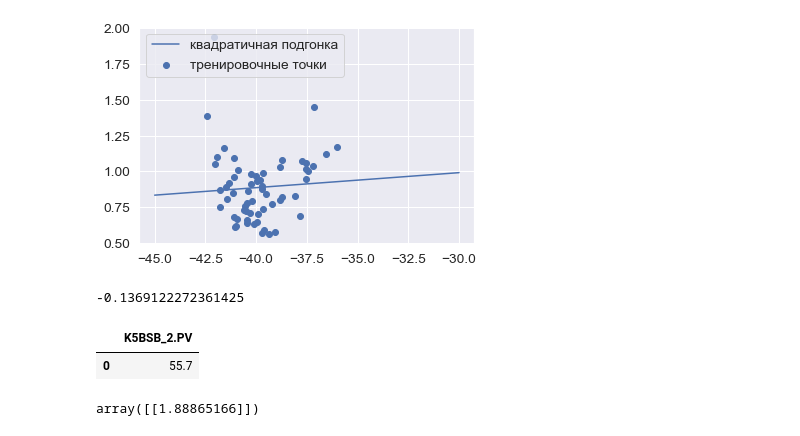
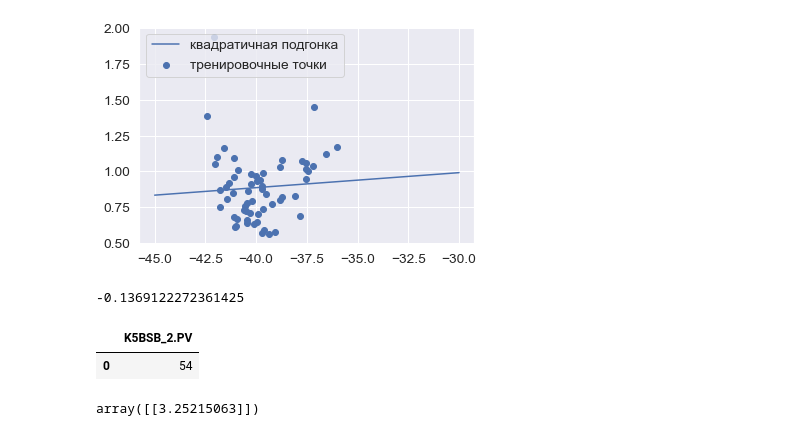
Before and after one commit to Graf35/energy-simulator, a Jupyter notebook: models/training_script/K5Q3.ipynb, the cells around one changed output. Cells and saved outputs as stored; diff of their text form; code cells hidden in the pictures.

```diff
--- a/models/training_script/K5Q3.ipynb
+++ b/models/training_script/K5Q3.ipynb
@@ -186,13 +186,13 @@ pickle.dump(clf, open(filename, 'wb'))
 # %%
 loaded_model = pickle.load(open("../model/K5Q3.sav", 'rb'))
 # %%
-task2 = {'K5BSB_2.PV':[55.7]}
+task2 = {'K5BSB_2.PV':[54]}
 df2 = pd.DataFrame(data=task2)
 df2
 # %% [output]
 |  | K5BSB_2.PV |
-| 0 | 55.7 |
+| 0 | 54 |
 # %%
-loaded_model.predict(df2)
+loaded_model.predict(cube.fit_transform(df2))
 # %% [output]
-array([[1.88865166]])
+array([[3.25215063]])
```
Also changed, not shown: parts of 1 cell of this notebook, 6 other files.
